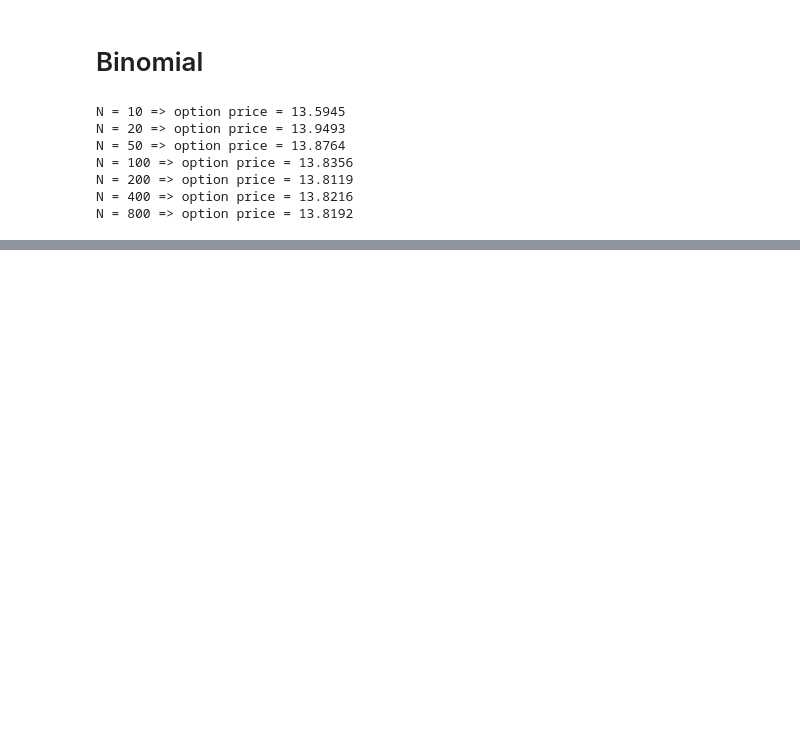
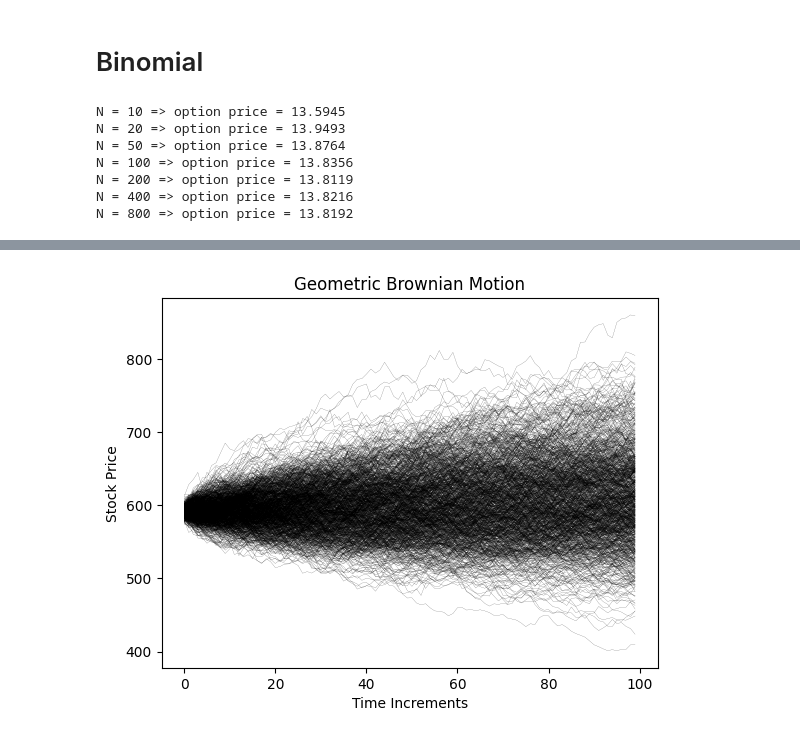
Before and after one commit to yvesmarix/pricer-options, a Jupyter notebook: main.ipynb, the cells around one changed output, grey strips where cells are left out. Cells and saved outputs as stored; diff of their text form; code cells hidden in the pictures; blank space fills up the shorter version.

```diff
--- a/main.ipynb
+++ b/main.ipynb
@@ -141,0 +254,40 @@ N = 800 => option price = 13.8192
+# %%
+# We will then start by simulating the geometric path of our underlying ETF
+import numpy as np
+import matplotlib.pyplot as plt
+
+
+def geo_paths(S, T, r, q, sigma, steps, N):
+    """
+    Inputs
+    #S = Current stock Price
+    #K = Strike Price
+    #T = Time to maturity 1 year = 1, 1 months = 1/12
+    #r = risk free interest rate
+    #q = dividend yield
+    # sigma = volatility
+
+    Output
+    # [steps,N] Matrix of asset paths
+    """
+    dt = T/steps
+    #S_{T} = ln(S_{0})+\int_{0}^T(\mu-\frac{\sigma^2}{2})dt+\int_{0}^T \sigma dW(t)
+    ST = np.log(S) +  np.cumsum(((r - q - sigma**2/2)*dt +\
+                              sigma*np.sqrt(dt) * \
+                              np.random.normal(size=(steps,N))),axis=0)
+
+    return np.exp(ST)
+
+steps = 100 # time steps
+N = 1000 # number of trials
+q = 0.00 # annual dividend rate that we assume being 0 on a ETF
+
+paths= geo_paths(S,T,r, q,sigma,steps,N)
+
+plt.plot(paths, 'k', linewidth=0.1)
+plt.xlabel("Time Increments")
+plt.ylabel("Stock Price")
+plt.title("Geometric Brownian Motion")
+plt.show()
+# %% [output]
+[figure, added]
```
Also changed, not shown: parts of 20 cells of this notebook, 4 other files.
